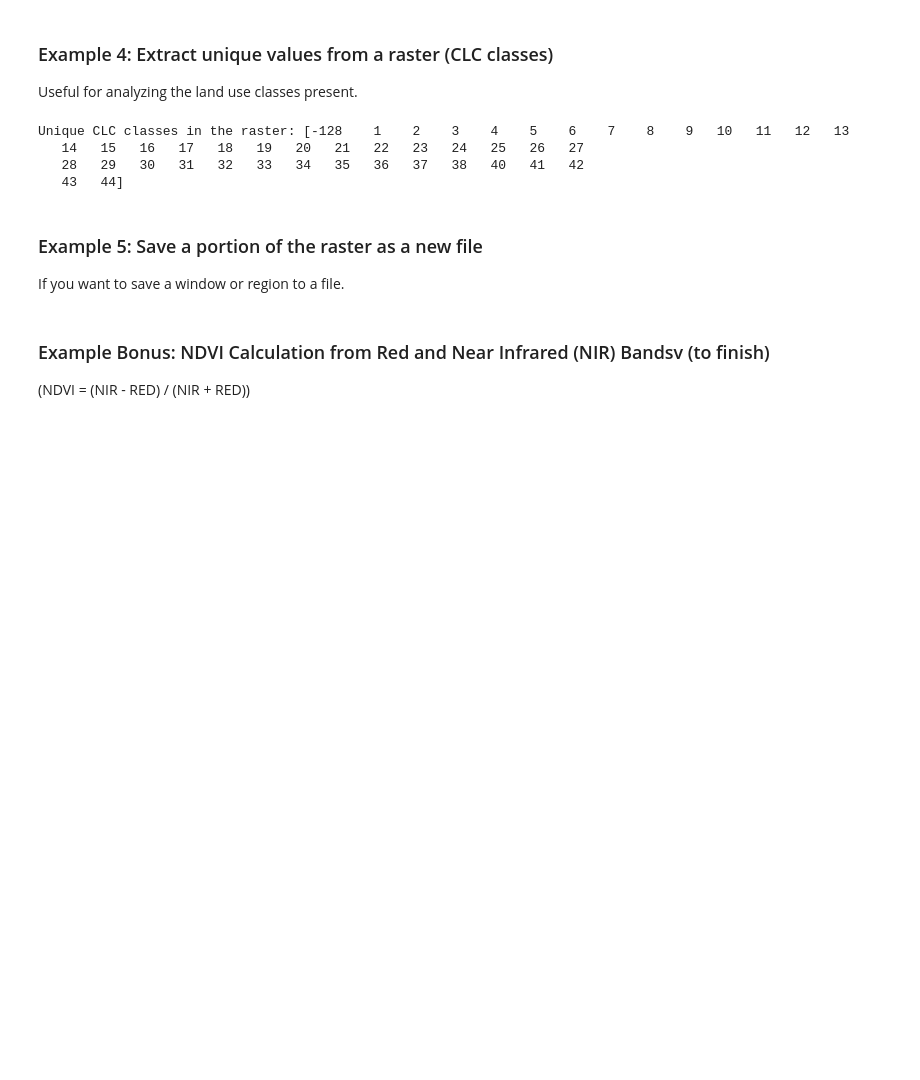
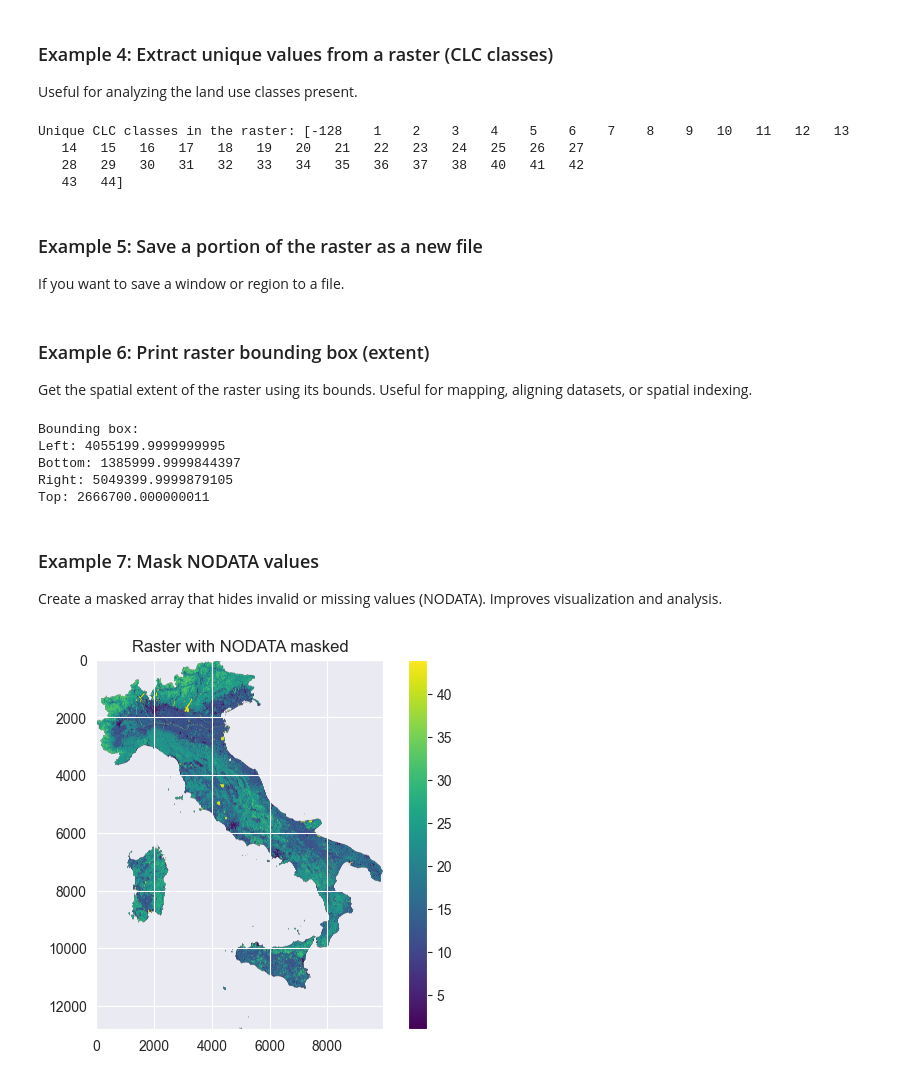
Before and after one commit to dimuzzo/testing-project, a Jupyter notebook: Rasterio/test_number1.ipynb, the cells around one changed output. Drawn from its saved outputs; the diff is of its cells as text; code cells hidden in the pictures; blank space fills up the shorter version.

Commit message:
Made some new examples to get to know better how to handle rasterio lib.

```diff
--- a/Rasterio/test_number1.ipynb
+++ b/Rasterio/test_number1.ipynb
@@ -197,27 +197,37 @@ output_path = "data/cropped_raster.tif"
 with rasterio.open(output_path, "w", **profile) as dst:
     dst.write(data, 1)
 # %% [markdown]
-### Example Bonus: NDVI Calculation from Red and Near Infrared (NIR) Bandsv (to finish)
+### Example 6: Print raster bounding box (extent)
 
-(NDVI = (NIR - RED) / (NIR + RED))
+Get the spatial extent of the raster using its bounds. Useful for mapping, aligning datasets, or spatial indexing.
 # %%
-import numpy as np
-
-# open red and NIR bands (must be aligned and of same shape)
-#with rasterio.open("B04_red.tif") as red_src:
-#    red = red_src.read(1).astype("float32")
-
-#with rasterio.open("B08_nir.tif") as nir_src:
-#    nir = nir_src.read(1).astype("float32")
-
-# calculate NDVI
-#ndvi = (nir - red) / (nir + red)
-#ndvi = np.clip(ndvi, -1, 1)  # clean up outliers
-
-# Plot NDVI
-#plt.figure(figsize=(10, 6))
-#ndvi_plot = plt.imshow(ndvi, cmap="RdYlGn")
-#plt.colorbar(ndvi_plot, label="NDVI")
-#plt.title("Normalized Difference Vegetation Index (NDVI)")
-#plt.axis("off")
-#plt.show()
+with rasterio.open(italy_data) as src:
+    bounds = src.bounds
+    print("Bounding box:")
+    print(f"Left: {bounds.left}")
+    print(f"Bottom: {bounds.bottom}")
+    print(f"Right: {bounds.right}")
+    print(f"Top: {bounds.top}")
+# %% [output]
+Bounding box:
+Left: 4055199.9999999995
+Bottom: 1385999.9999844397
+Right: 5049399.9999879105
+Top: 2666700.000000011
+# %% [markdown]
+### Example 7: Mask NODATA values
+
+Create a masked array that hides invalid or missing values (NODATA). Improves visualization and analysis.
+# %%
+import numpy.ma as ma
+
+with rasterio.open(italy_data) as src:
+    band = src.read(1)
+    masked_band = ma.masked_equal(band, src.nodata)
+
+plt.imshow(masked_band, cmap="viridis")
+plt.colorbar()
+plt.title("Raster with NODATA masked")
+plt.show()
+# %% [output]
+[figure, added]
```
Also changed, not shown: parts of 9 cells of this notebook.
